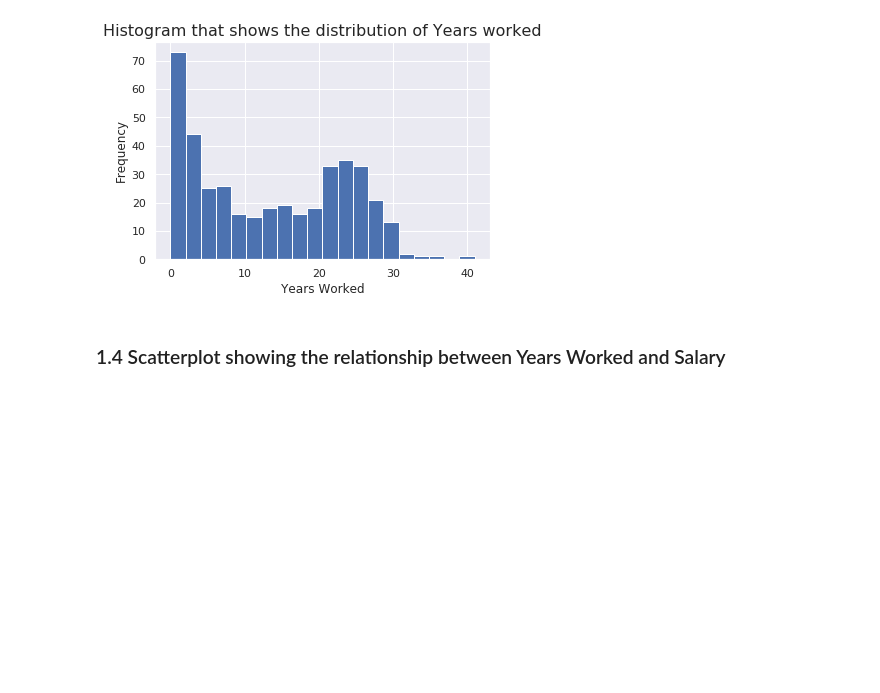
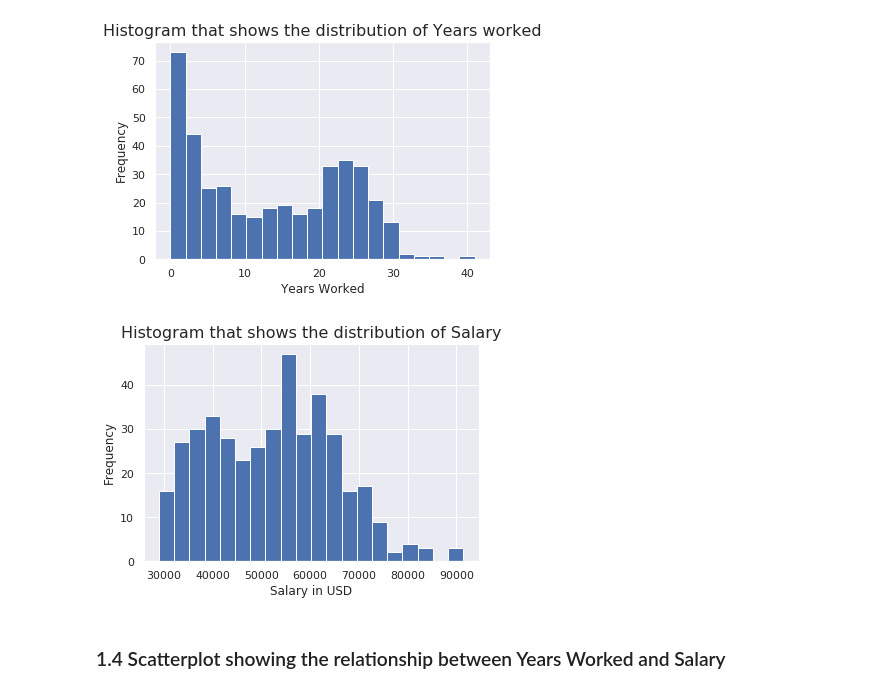
Before and after one commit to tshepojrampai/multivariate_linear_regression, a Jupyter notebook: linear_regression.ipynb, the cells around one changed output. Drawn from its saved outputs; the diff is of its cells as text; code cells hidden in the pictures; blank space fills up the shorter version.

```diff
--- a/linear_regression.ipynb
+++ b/linear_regression.ipynb
@@ -145,6 +146,17 @@ plt.ylabel('Frequency')
 plt.show()
 # %% [output]
 [figure]
+# %%
+sns.set()
+
+plt.hist(df_train.salary, bins=20)
+
+plt.title('Histogram that shows the distribution of Salary', fontsize=16)
+plt.xlabel('Salary in USD')
+plt.ylabel('Frequency')
+plt.show()
+# %% [output]
+[figure, added]
 # %% [markdown]
 ### 1.4 Scatterplot showing the relationship between Years Worked and Salary
 # %%
```
Also changed, not shown: parts of 5 cells of this notebook.
